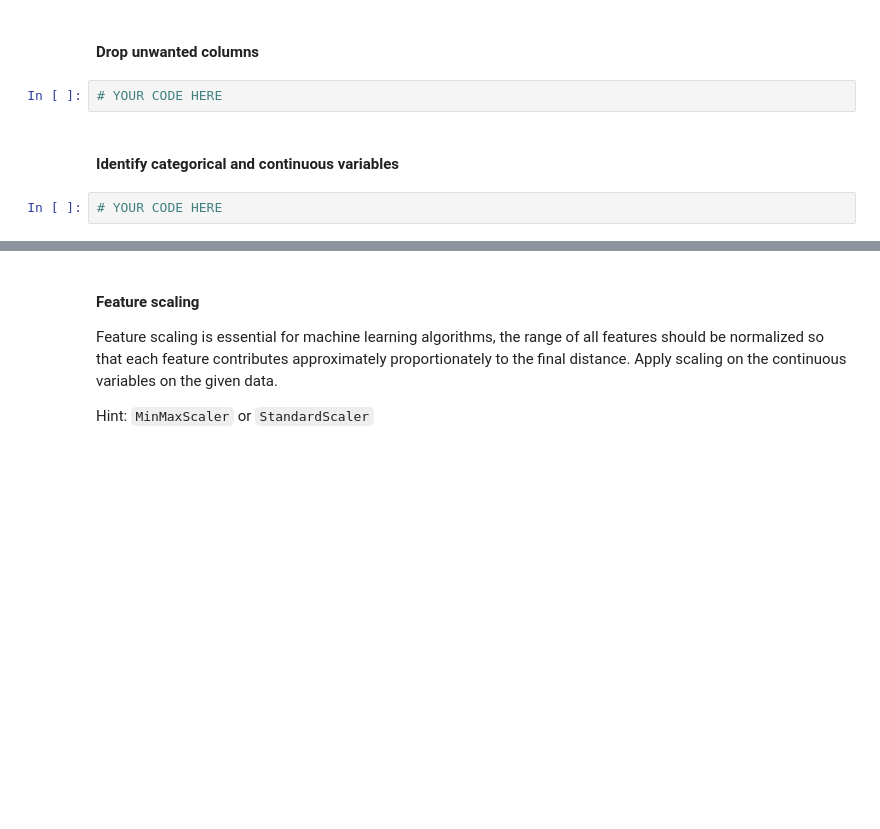
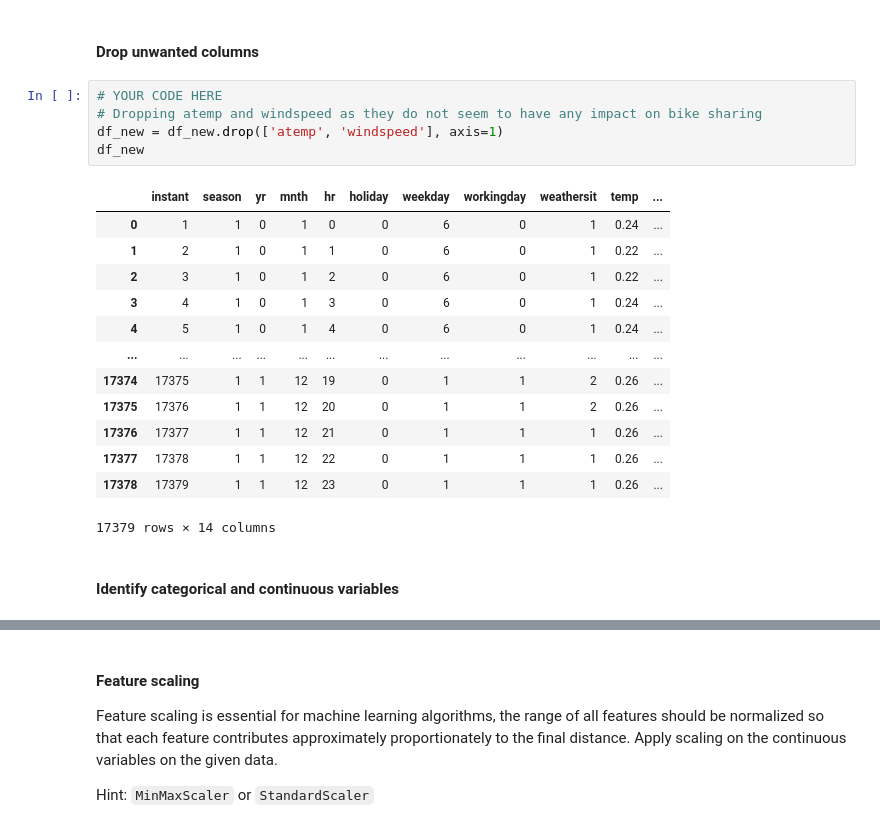
Before and after one commit to techmoksha/iisc-cds-modules, a Jupyter notebook: M2_NB_MiniProject_1_LinearRegression_Regularization.ipynb, the cells around one changed output, grey strips where cells are left out. Saved outputs shown, nothing was run; the diff lists cells and outputs as text; blank space fills up the shorter version.

```diff
--- a/M2_NB_MiniProject_1_LinearRegression_Regularization.ipynb
+++ b/M2_NB_MiniProject_1_LinearRegression_Regularization.ipynb
@@ -317,9 +378,24 @@ It appears that temp and atemp have high correlation. Similarly season and month
 ### Pre-processing and Data Engineering (1 point)
 # %% [markdown]
 #### Drop unwanted columns
-# %%
-# YOUR CODE HERE
+# %%
+# YOUR CODE HERE
+# Dropping atemp and windspeed as they do not seem to have any impact on bike sharing
+df_new = df_new.drop(['atemp', 'windspeed'], axis=1)
+df_new
+# %% [output]
+|  | instant | season | yr | mnth | hr | holiday | weekday | workingday | weathersit | temp | ... |
+| 0 | 1 | 1 | 0 | 1 | 0 | 0 | 6 | 0 | 1 | 0.24 | ... |
+| 1 | 2 | 1 | 0 | 1 | 1 | 0 | 6 | 0 | 1 | 0.22 | ... |
+| 2 | 3 | 1 | 0 | 1 | 2 | 0 | 6 | 0 | 1 | 0.22 | ... |
+| 3 | 4 | 1 | 0 | 1 | 3 | 0 | 6 | 0 | 1 | 0.24 | ... |
+| 4 | 5 | 1 | 0 | 1 | 4 | 0 | 6 | 0 | 1 | 0.24 | ... |
+| ... | ... | ... | ... | ... | ... | ... | ... | ... | ... | ... | ... |
+| 17374 | 17375 | 1 | 1 | 12 | 19 | 0 | 1 | 1 | 2 | 0.26 | ... |
+| 17375 | 17376 | 1 | 1 | 12 | 20 | 0 | 1 | 1 | 2 | 0.26 | ... |
+| 17376 | 17377 | 1 | 1 | 12 | 21 | 0 | 1 | 1 | 1 | 0.26 | ... |
+| 17377 | 17378 | 1 | 1 | 12 | 22 | 0 | 1 | 1 | 1 | 0.26 | ... |
+| 17378 | 17379 | 1 | 1 | 12 | 23 | 0 | 1 | 1 | 1 | 0.26 | ... |
+17379 rows × 14 columns
 # %% [markdown]
 #### Identify categorical and continuous variables
-# %%
-# YOUR CODE HERE
```
Also changed, not shown: parts of 15 cells of this notebook.
